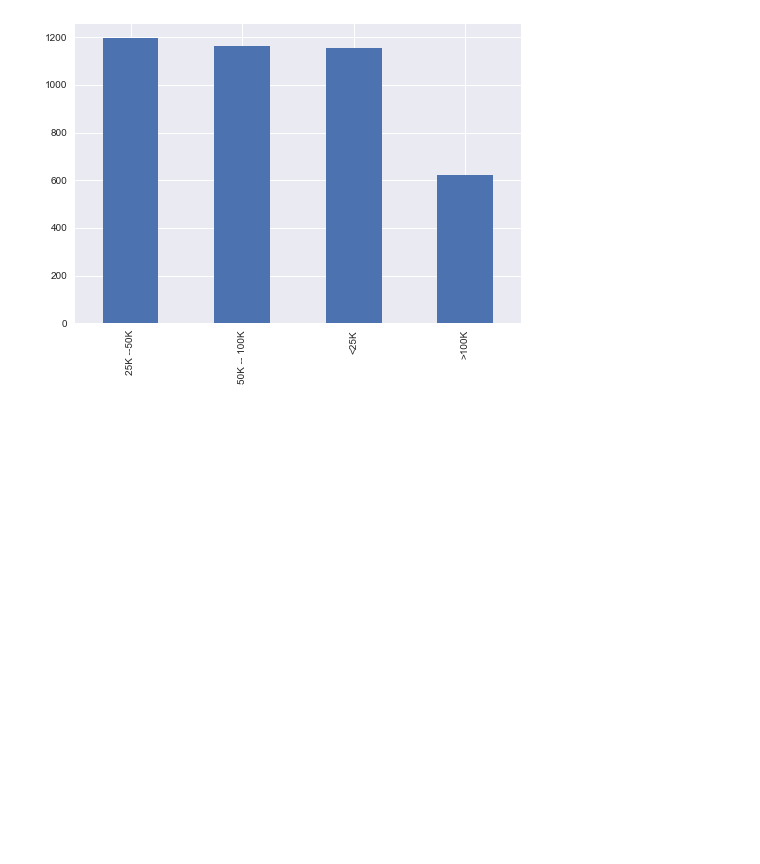
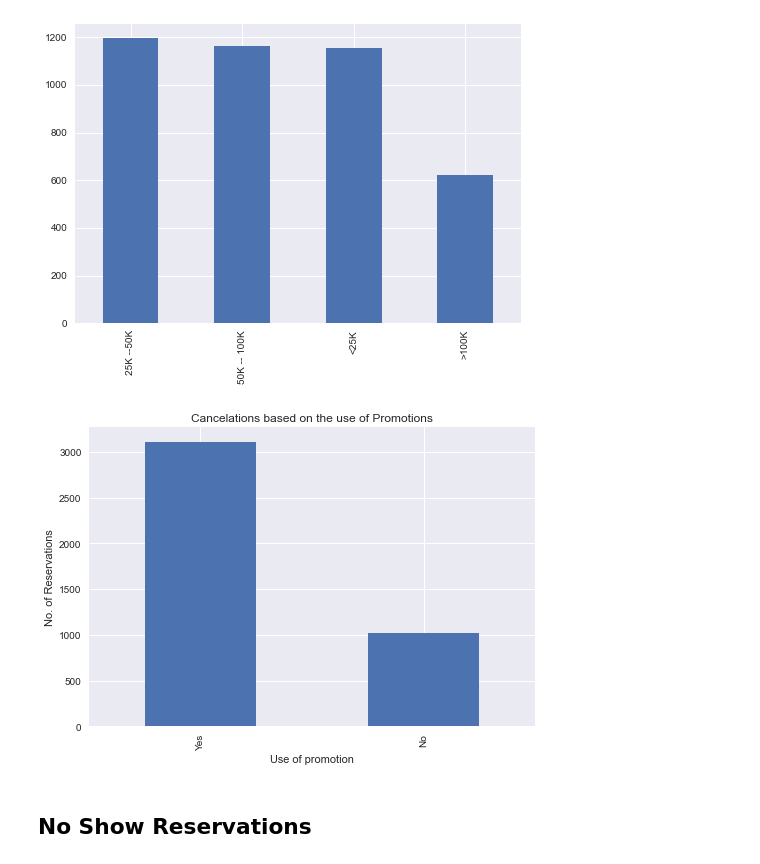
Before and after one commit to Vaseekaran-V/SC-DataStorm-2, a Jupyter notebook: Day_2/Visualization_N.ipynb, the cells around one changed output. Drawn from its saved outputs; the diff is of its cells as text; code cells hidden in the pictures; blank space fills up the shorter version.

Commit message:
Visualizations

```diff
--- a/Day_2/Visualization_N.ipynb
+++ b/Day_2/Visualization_N.ipynb
@@ -63,3 +60,10 @@ fig, ax =plt.subplots()
 ax = cancelled_cust.Income.value_counts().plot(kind='bar')
 # %% [output]
 [figure]
+# %%
+fig, ax =plt.subplots()
+ax = cancelled_cust.Use_Promotion.value_counts().plot(kind='bar',title="Cancelations based on the use of Promotions", xlabel="Use of promotion", ylabel="No. of Reservations")
+# %% [output]
+[figure, added]
+# %% [markdown]
+## No Show Reservations
```
Also changed, not shown: parts of 19 cells of this notebook.
